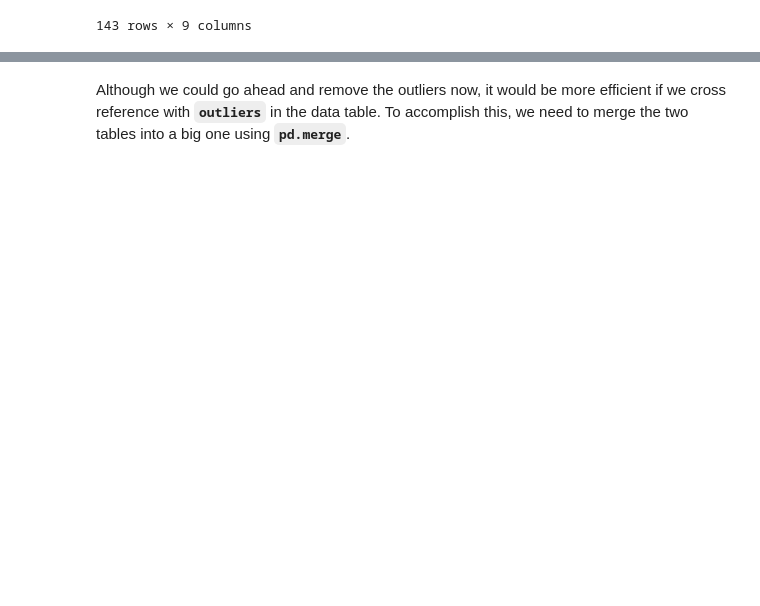
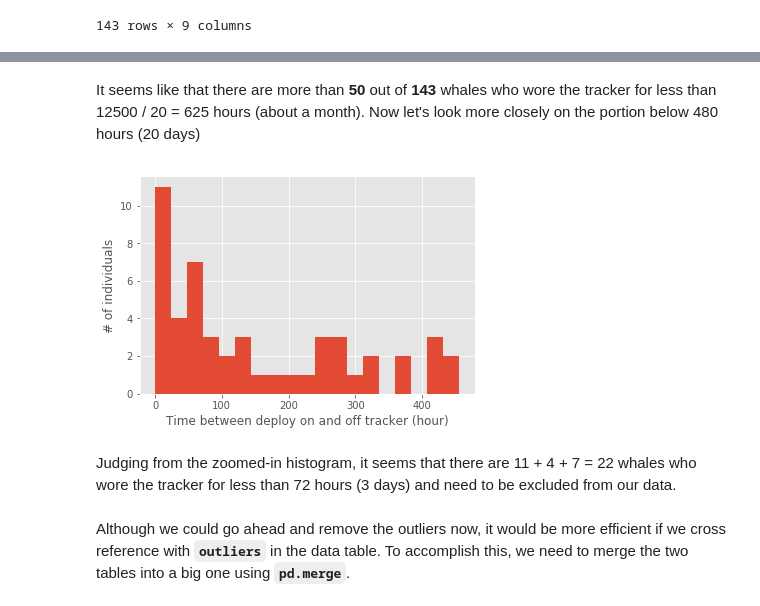
Before and after one commit to gigglypear/movebank_explore, a Jupyter notebook: code/Movebank Data Analysis Attempt.ipynb, the cells around one changed output, grey strips where cells are left out. Saved outputs shown, nothing was run; the diff lists cells and outputs as text; code cells hidden in the pictures; blank space fills up the shorter version.

```diff
--- a/code/Movebank Data Analysis Attempt.ipynb
+++ b/code/Movebank Data Analysis Attempt.ipynb
@@ -253,3 +253,13 @@ From the sorted table above, we can see that the duration in which trackers were
+# %% [markdown]
+It seems like that there are more than __50__ out of __143__ whales who wore the tracker for less than 12500 / 20 = 625 hours (about a month). Now let's look more closely on the portion below 480 hours (20 days)
+# %%
+(whale_ref_clean['monitor-duration'] / pd.Timedelta(hours=1)).hist(bins = range(0, 480, 24))
+plt.xlabel('Time between deploy on and off tracker (hour)')
+plt.ylabel('# of individuals');
+# %% [output]
+[figure, added]
+# %% [markdown]
+Judging from the zoomed-in histogram, it seems that there are 11 + 4 + 7 = 22 whales who wore the tracker for less than 72 hours (3 days) and need to be excluded from our data.
 # %% [markdown]
 Although we could go ahead and remove the outliers now, it would be more efficient if we cross reference with __`outliers`__ in the data table. To accomplish this, we need to merge the two tables into a big one using __`pd.merge`__.
 # %%
```
Also changed, not shown: parts of 8 cells of this notebook.
